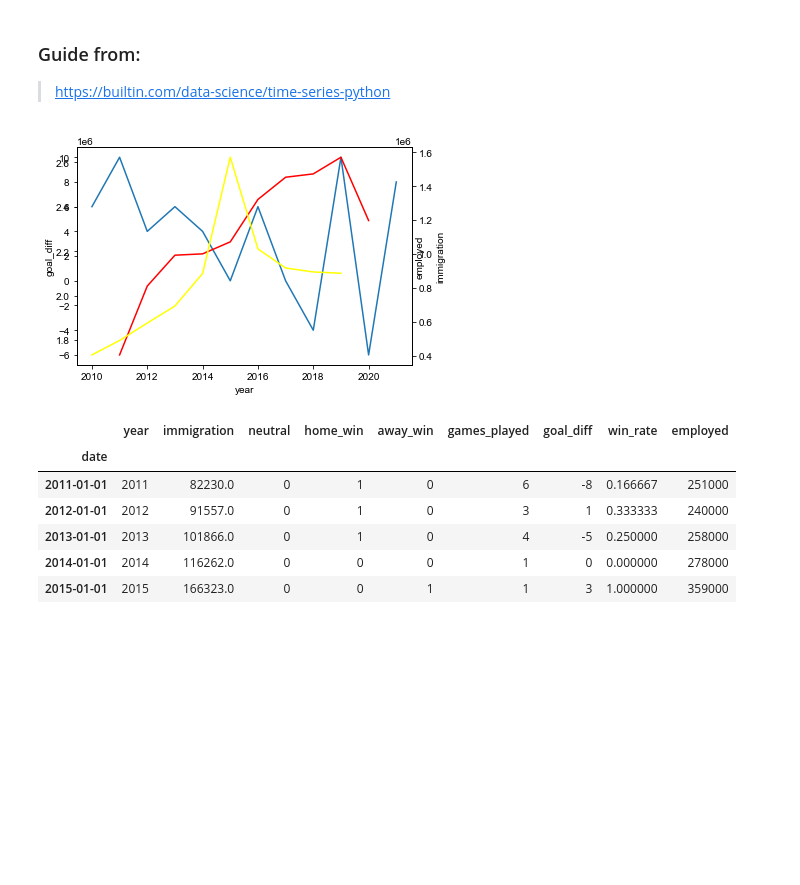
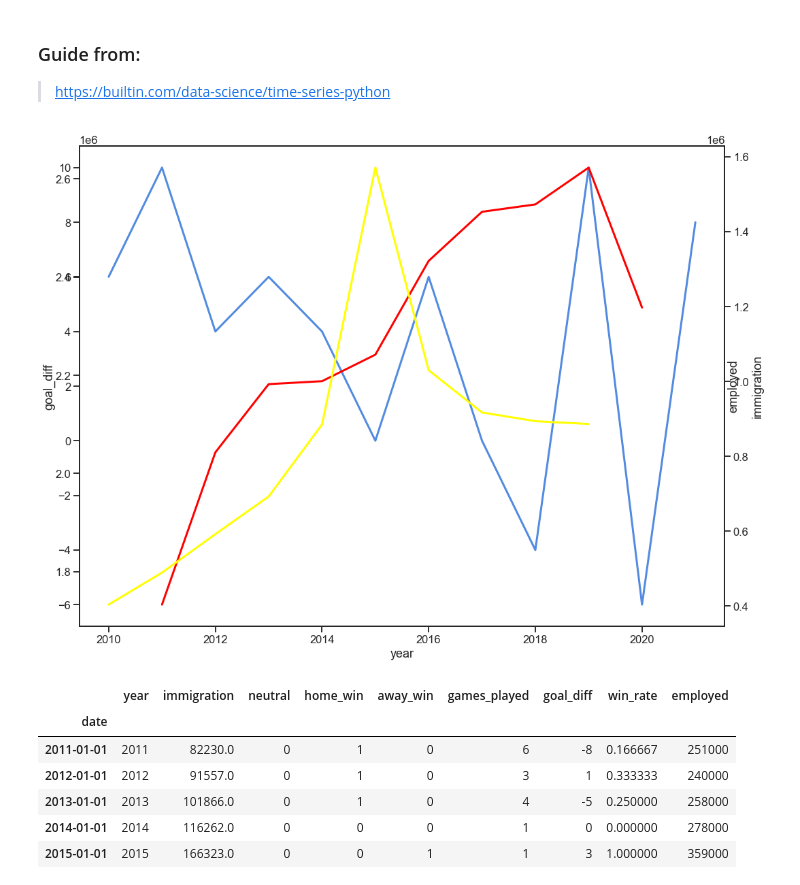
Before and after one commit to silva-nick/cs216-final, a Jupyter notebook: Central.ipynb, the cells around one changed output. Drawn from its saved outputs; the diff is of its cells as text; code cells hidden in the pictures; blank space fills up the shorter version.

Commit message:
format graphs

```diff
--- a/Central.ipynb
+++ b/Central.ipynb
@@ -10,3 +11,8 @@ from pmdarima.arima import auto_arima
 
 results = pd.read_csv('results.csv', parse_dates=['date'])
 shootouts = pd.read_csv('shootouts.csv', parse_dates=['date'])
+# %%
+matplotlib.pyplot.figure(figsize=(8,8), dpi=300)
+palette = sns.hls_palette(6, h=0.6, l=0.6, s=0.7)
+sns.set_theme(context="talk", palette=palette, rc={"lines.linewidth":3})
+sns.set_style("ticks", {"font.family":"Arial"})
@@ -449,30 +458,29 @@ Notes:
 # %%
 # Load data
 fb = pd.read_csv('./results_year.csv')
 sj = pd.read_csv('./sports_jobs.csv')
 imm = pd.read_csv('./immigration.csv')
 
 # clean data
 country = "Germany"
 s_fb = fb[(fb["country"] == country)]
 s_sj = sj[sj["country"] == country]
 s_imm = imm[imm["country"] == country]
 # fball plot
 lp1 = sns.lineplot(data=s_fb, x="year", y="goal_diff", hue="country")
 lp1.legend_ = None
 # employment plot
 ax2 = plt.twinx()
 lp2 = sns.lineplot(data=s_sj, x="year", y="employed", palette=["red"], hue="country", ax=ax2)
 lp2.legend_ = None
 # immigration plot
 ax3 = plt.twinx()
 lp3 = sns.lineplot(data=s_imm, x="year", y="immigration", palette=["yellow"], hue="country", ax=ax3)
 lp3.legend_ = None
 # change size
-sns.set(rc={'figure.figsize':(17,13)})
 lp2.grid(False)
 # %% [output]
-[figure, old version]
+[figure, new version]
 # %%
 # Merge
 df = pd.merge(pd.merge(imm, fb, on=["country", "year"]), sj, on=["country", "year"])
```
Also changed, not shown: parts of 18 cells of this notebook.
